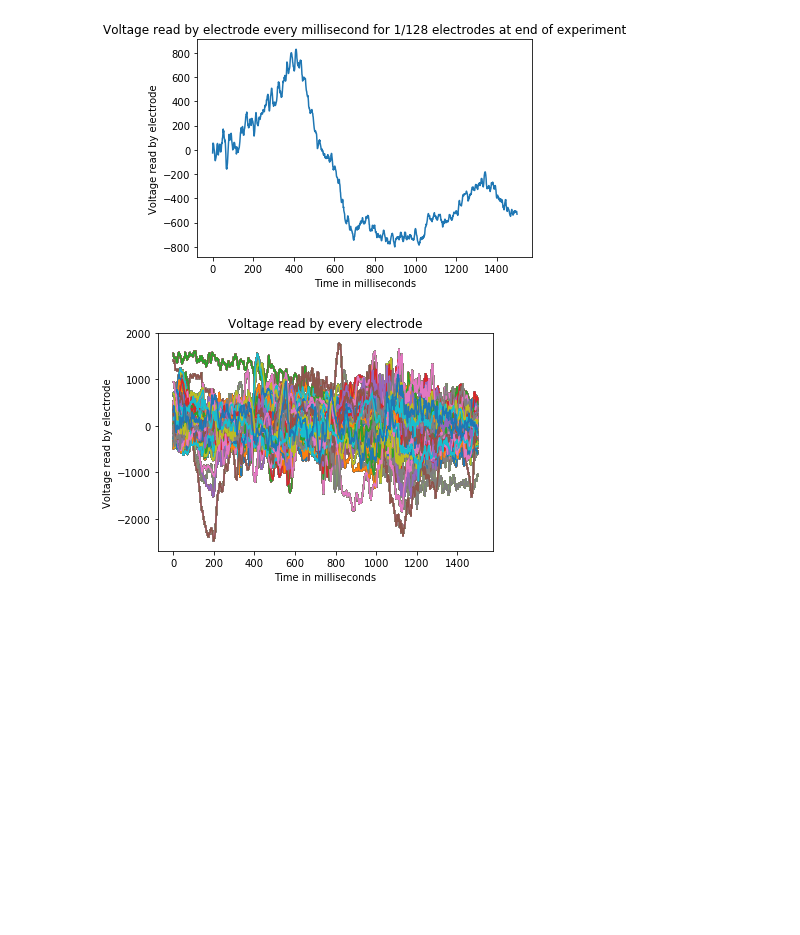
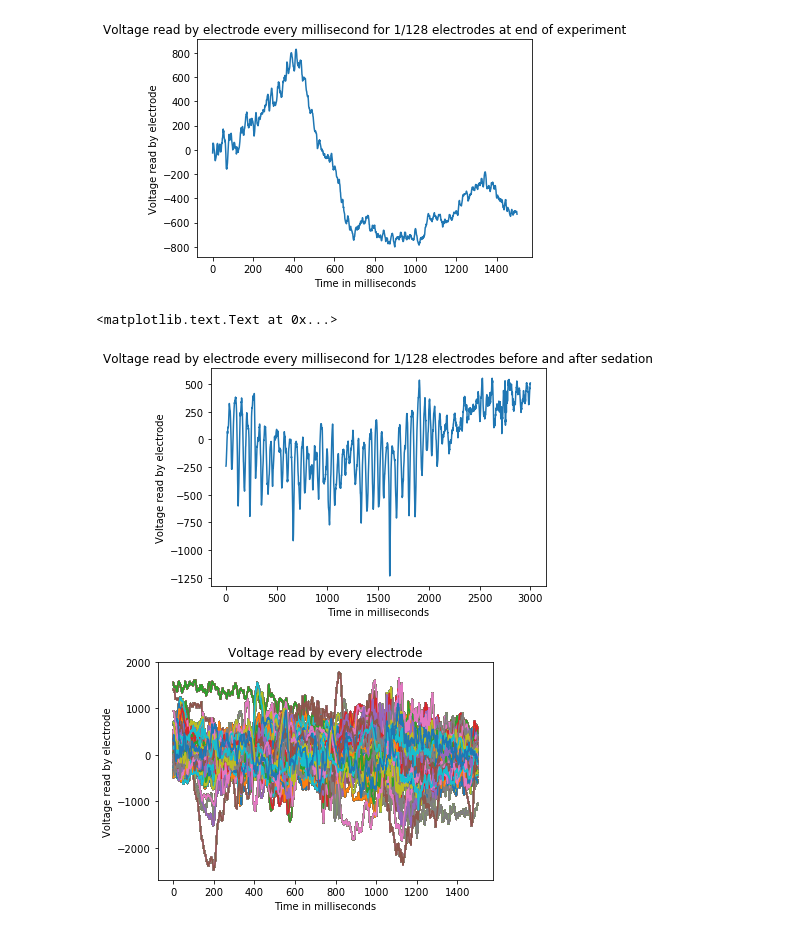
Before and after one commit to UW-Biol419-Wi2017/Monkey-Brains-updated1, a Jupyter notebook: Work on This.ipynb, the cells around one changed output. Drawn from its saved outputs; the diff is of its cells as text; code cells hidden in the pictures; blank space fills up the shorter version.

```diff
--- a/Work on This.ipynb
+++ b/Work on This.ipynb
@@ -247,6 +277,15 @@ plt.title('Voltage read by electrode every millisecond for 1/128 electrodes at e
 # %% [output]
 <matplotlib.text.Text at 0x...>
 [figure]
+# %%
+both_side_sedation = both_sides_of_sedation.ix[:,1]
+plt.plot(both_side_sedation)
+plt.xlabel('Time in milliseconds')
+plt.ylabel('Voltage read by electrode')
+plt.title('Voltage read by electrode every millisecond for 1/128 electrodes before and after sedation')
+# %% [output]
+<matplotlib.text.Text at 0x...>
+[figure, added]
 # %%
 for column in first_seconds:
     plt.plot(first_seconds)
```
Also changed, not shown: parts of 12 cells of this notebook.
